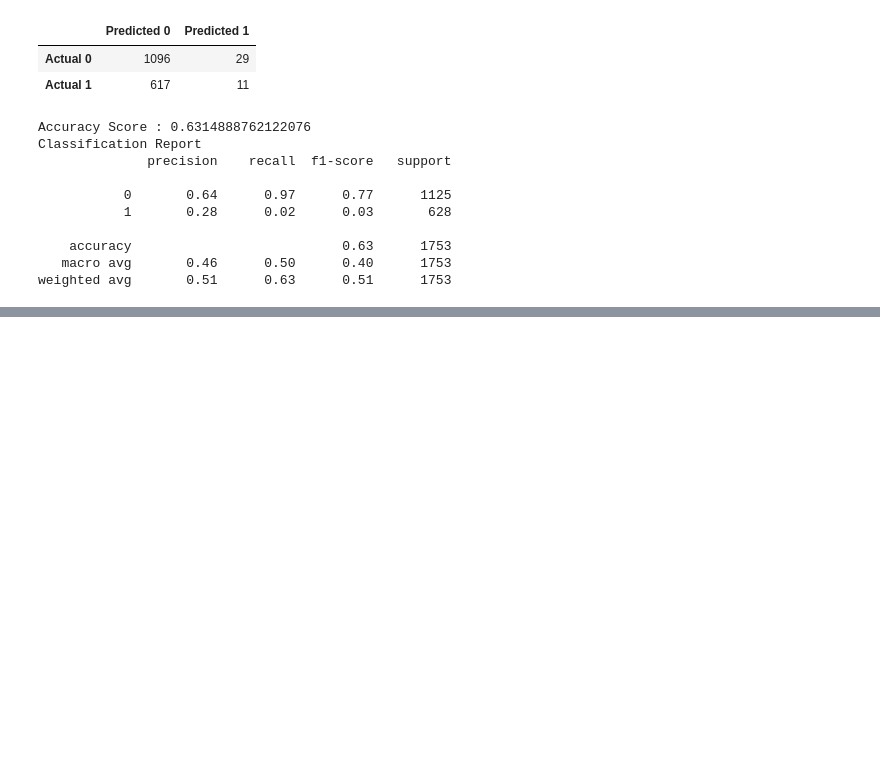
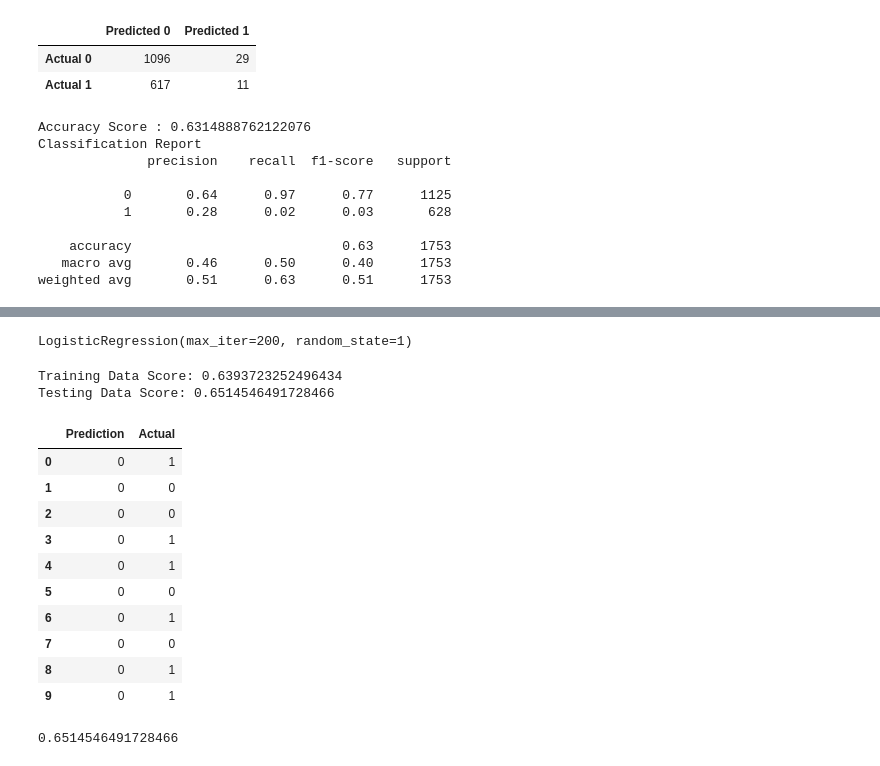
Before and after one commit to Arnawutu/Project4Group7, a Jupyter notebook: spark_test.ipynb, the cells around one changed output, grey strips where cells are left out. Cells and saved outputs as stored; diff of their text form; code cells hidden in the pictures; blank space fills up the shorter version.

```diff
--- a/spark_test.ipynb
+++ b/spark_test.ipynb
@@ -572,0 +496,3 @@ weighted avg       0.51      0.63      0.51      1753
+# %%
+y = encoded_df['Heart Attack Risk']
+X = encoded_df.drop(['Heart Attack Risk'], axis=1)
@@ -572,0 +512,6 @@ weighted avg       0.51      0.63      0.51      1753
+# %%
+# Split the data using train_test_split
+# Assign a random_state of 1 to the function
+
+X_train, X_test, y_train, y_test = train_test_split(X, y, test_size=0.2, random_state=1)
+X_train.shape
@@ -572,0 +526,39 @@ weighted avg       0.51      0.63      0.51      1753
+# %%
+# Import the LogisticRegression module from SKLearn
+from sklearn.linear_model import LogisticRegression
+
+# Instantiate the Logistic Regression model
+# Assign a random_state parameter of 1 to the model
+logistic_model = LogisticRegression(solver="lbfgs",max_iter=200, random_state=1)
+# %%
+# Fit the model using training data
+logistic_model.fit(X_train, y_train)
+# %% [output]
+LogisticRegression(max_iter=200, random_state=1)
+# %%
+print(f"Training Data Score: {logistic_model.score(X_train, y_train)}")
+print(f"Testing Data Score: {logistic_model.score(X_test, y_test)}")
+# %% [output]
+Training Data Score: 0.6393723252496434
+Testing Data Score: 0.6514546491728466
+# %%
+# Make a prediction using the testing data
+lr_predictions = logistic_model.predict(X_test)
+results = pd.DataFrame({"Prediction": lr_predictions, "Actual": y_test}).reset_index(drop = True)
+results.head(10)
+# %% [output]
+|  | Prediction | Actual |
+| 0 | 0 | 1 |
+| 1 | 0 | 0 |
+| 2 | 0 | 0 |
+| 3 | 0 | 1 |
+| 4 | 0 | 1 |
+| 5 | 0 | 0 |
+| 6 | 0 | 1 |
+| 7 | 0 | 0 |
+| 8 | 0 | 1 |
+| 9 | 0 | 1 |
+# %%
+accuracy_score(y_test, lr_predictions)
+# %% [output]
+0.6514546491728466
```
Also changed, not shown: parts of 28 cells of this notebook, 2 other files.
